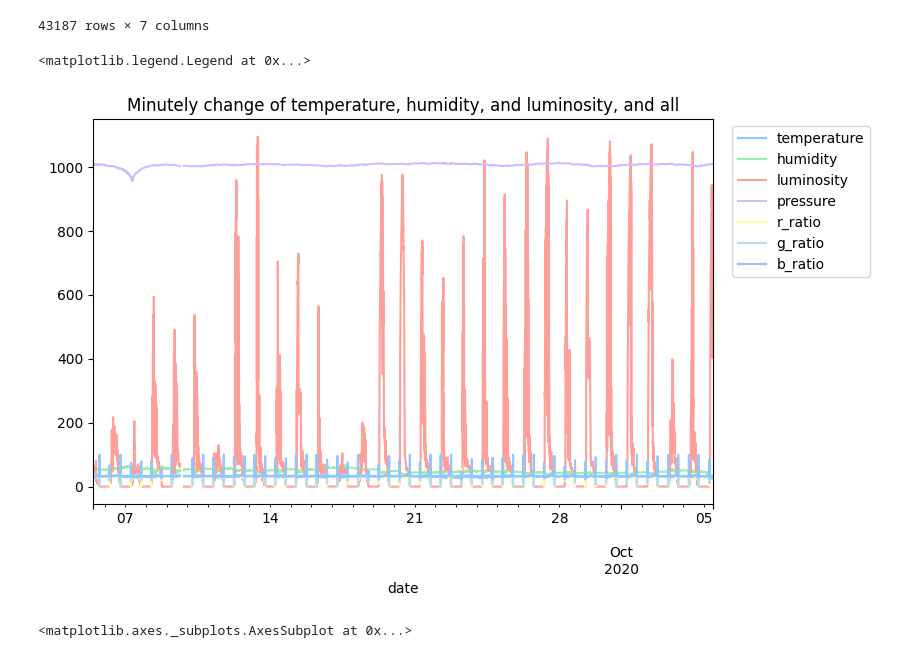
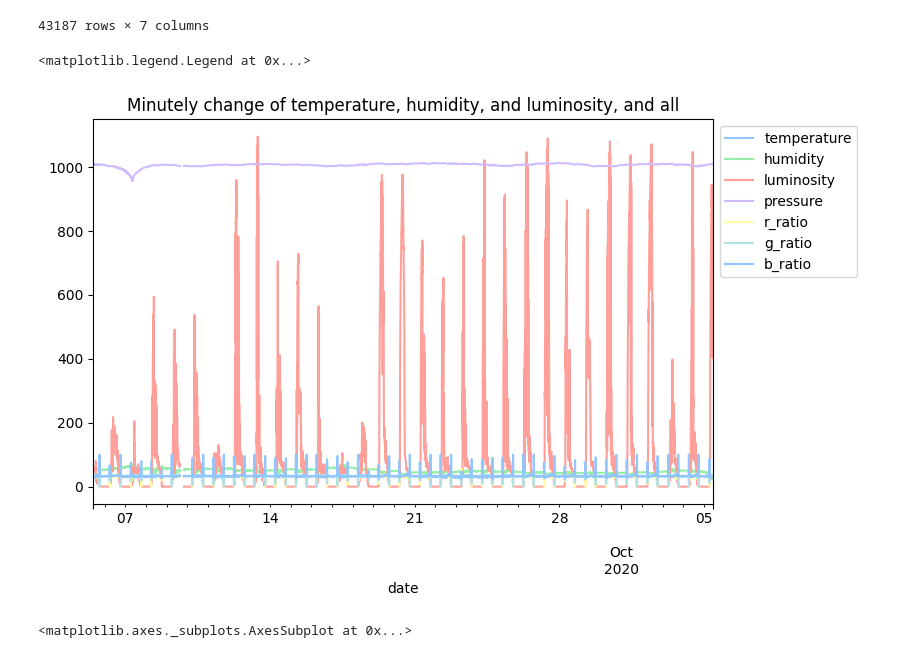
Before and after one commit to anstjsdud/pdm07, a Jupyter notebook: py-pandas/pandas_6_iot_nano33.ipynb, the cells around one changed output. Drawn from its saved outputs; the diff is of its cells as text; code cells hidden in the pictures.

```diff
--- a/py-pandas/pandas_6_iot_nano33.ipynb
+++ b/py-pandas/pandas_6_iot_nano33.ipynb
@@ -469,11 +469,11 @@ iot_data.resample('60S').mean()
 # %%
 #  Plot mean of the iot data per every minute
 iot_data.resample('60S').mean().plot(figsize=(8,5),
                                      title='Minutely change of temperature, humidity, and luminosity, and all')
-plt.legend(bbox_to_anchor=(1.02, 1.0))
+plt.legend(bbox_to_anchor=(1,1))
 # %% [output]
 <matplotlib.legend.Legend at 0x...>
-[figure, old version]
+[figure, new version]
 # %%
 #  Plot mean of the iot data per every minute
 iot_data[['r_ratio', 'g_ratio', 'b_ratio']].resample('60S').mean().plot(figsize=(10,5),
```
Also changed, not shown: parts of 3 cells of this notebook.
